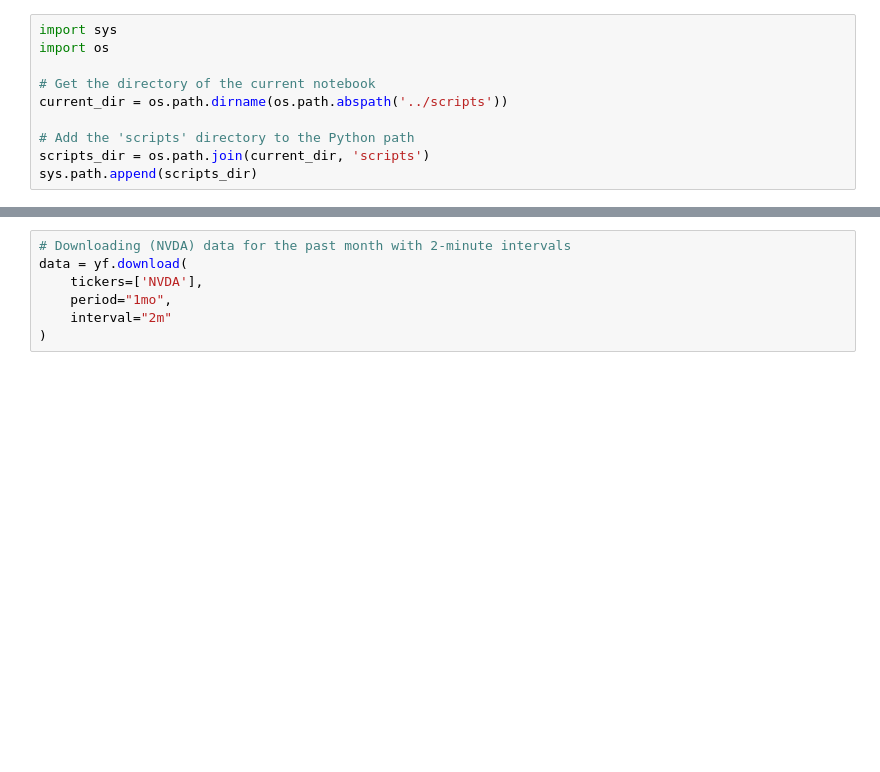
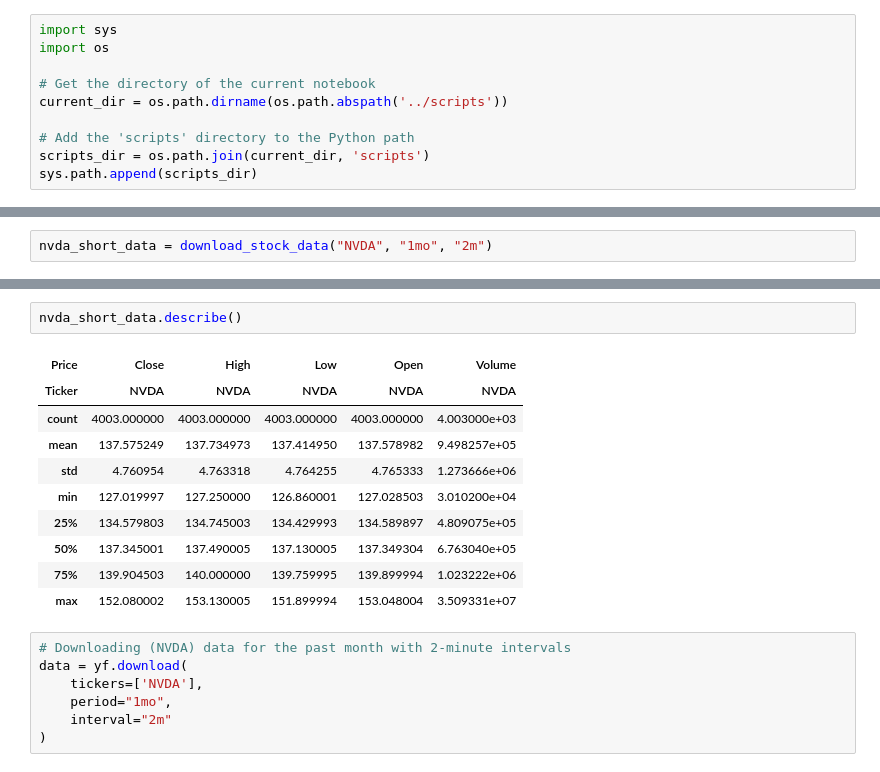
Before and after one commit to surak-alf/STOCK, a Jupyter notebook: notebooks/NVDA_SHORT.ipynb, the cells around one changed output, grey strips where cells are left out. Cells and saved outputs as stored; diff of their text form; blank space fills up the shorter version.

```diff
--- a/notebooks/NVDA_SHORT.ipynb
+++ b/notebooks/NVDA_SHORT.ipynb
@@ -13,0 +19,2 @@ sys.path.append(scripts_dir)
+# %%
+nvda_short_data = download_stock_data("NVDA", "1mo", "2m")
@@ -14,3 +53,16 @@ sys.path.append(scripts_dir)
+# %%
+nvda_short_data.describe()
+# %% [output]
+| Price | Close | High | Low | Open | Volume |
+| Ticker | NVDA | NVDA | NVDA | NVDA | NVDA |
+| count | 4003.000000 | 4003.000000 | 4003.000000 | 4003.000000 | 4.003000e+03 |
+| mean | 137.575249 | 137.734973 | 137.414950 | 137.578982 | 9.498257e+05 |
+| std | 4.760954 | 4.763318 | 4.764255 | 4.765333 | 1.273666e+06 |
+| min | 127.019997 | 127.250000 | 126.860001 | 127.028503 | 3.010200e+04 |
+| 25% | 134.579803 | 134.745003 | 134.429993 | 134.589897 | 4.809075e+05 |
+| 50% | 137.345001 | 137.490005 | 137.130005 | 137.349304 | 6.763040e+05 |
+| 75% | 139.904503 | 140.000000 | 139.759995 | 139.899994 | 1.023222e+06 |
+| max | 152.080002 | 153.130005 | 151.899994 | 153.048004 | 3.509331e+07 |
 # %%
 # Downloading (NVDA) data for the past month with 2-minute intervals
 data = yf.download(
```
Also changed, not shown: parts of 6 cells of this notebook, 5 other files.
